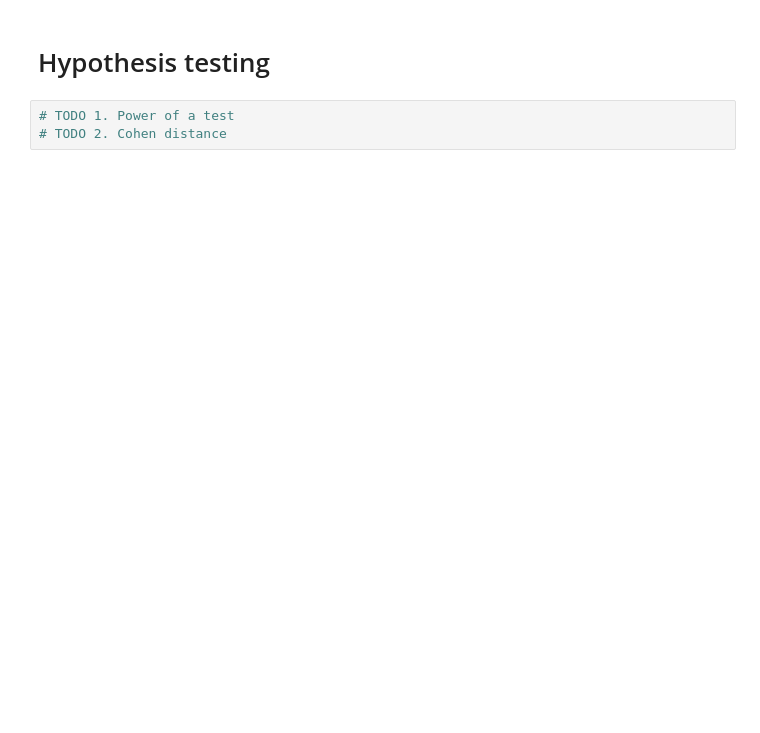
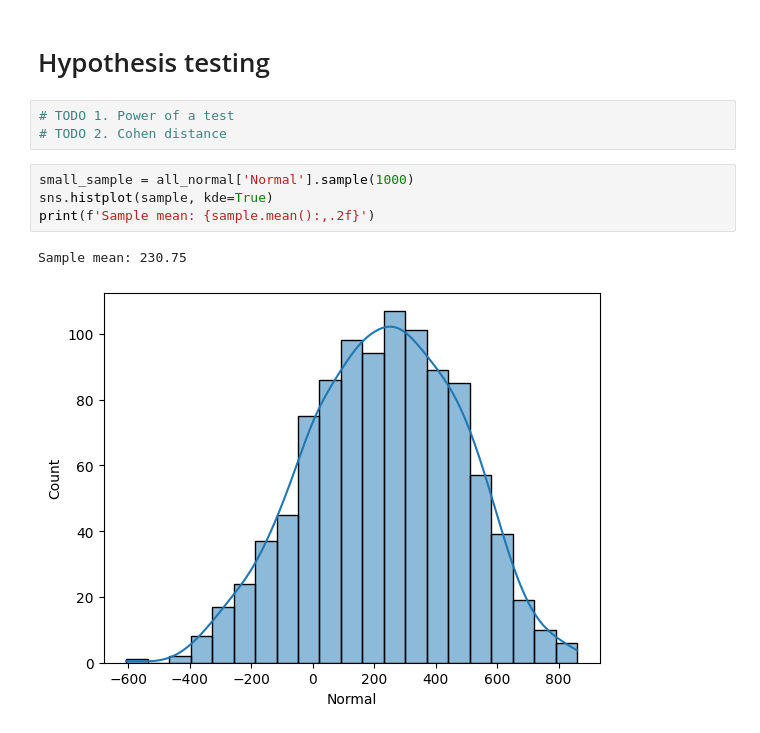
Before and after one commit to carlosjesuscaro/data_analysis_summary, a Jupyter notebook: Basics.ipynb, the cells around one changed output. Saved outputs shown, nothing was run; the diff lists cells and outputs as text; blank space fills up the shorter version.

Commit message:
feat: Hpothesis testing one sample manuallyu calculated

```diff
--- a/Basics.ipynb
+++ b/Basics.ipynb
@@ -181,3 +181,10 @@ sns.histplot(expo_means, kde=True)
 # %%
 # TODO 1. Power of a test
 # TODO 2. Cohen distance
+# %%
+small_sample = all_normal['Normal'].sample(1000)
+sns.histplot(sample, kde=True)
+print(f'Sample mean: {sample.mean():,.2f}')
+# %% [output]
+Sample mean: 230.75
+[figure, added]
```
Also changed, not shown: parts of 15 cells of this notebook.
